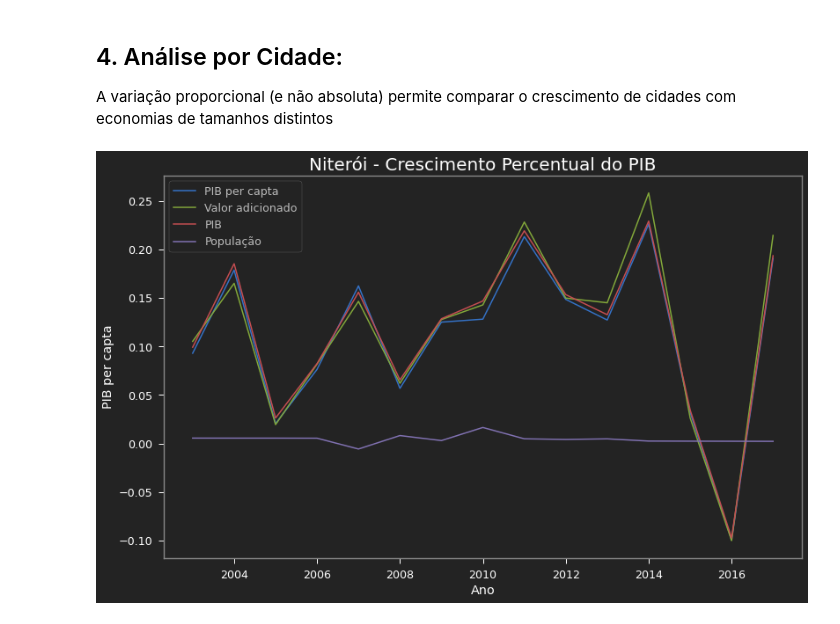
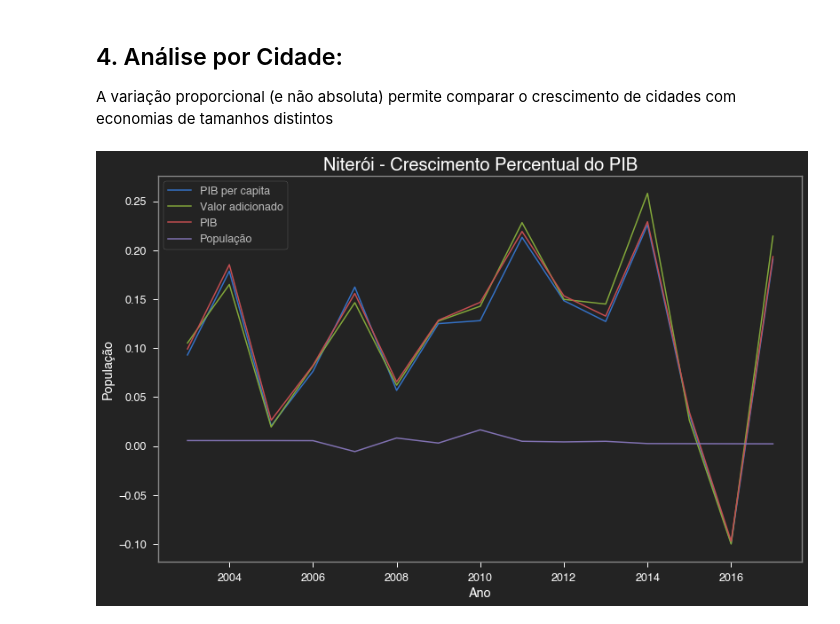
Before and after one commit to danielnrocha/Convergencia_PIB_Municipios, a Jupyter notebook: ConvergenciaMunicipios.ipynb, the cells around one changed output. Cells and saved outputs as stored; diff of their text form; code cells hidden in the pictures.

```diff
--- a/ConvergenciaMunicipios.ipynb
+++ b/ConvergenciaMunicipios.ipynb
@@ -183,0 +165,11 @@ plt.tight_layout();
+# %%
+from ordered_set import OrderedSet
+init_pib = list(np.repeat(np.nan,len(OrderedSet(zip(pib_cities.UF,pib_cities.Município))))) + list(
+                np.tile([pib_cities[(pib_cities.UF==k)&(pib_cities.Município==m)&
+                    (pib_cities.Ano==2002)]['PIB per capita'].values[0]
+                        for k,m in OrderedSet(zip(pib_cities.UF,pib_cities.Município))],15))
+# %%
+pib_cities.sort_values(['Ano','Município','UF'],inplace=True,ignore_index=True)
+pib_cities['PIB_Inicial'] = init_pib
+pib_cities.sort_values(['Município','UF','Ano'],inplace=True,ignore_index=True)
+pib_cities
@@ -183,0 +190,3 @@ plt.tight_layout();
+# %%
+pib_cities.PC_capita = np.log(pib_cities.PC_capita)
+pib_cities.PIB_Inicial = np.log(pib_cities.PIB_Inicial)
@@ -188,14 +208,14 @@ A variação proporcional (e não absoluta) permite comparar o crescimento de ci
 def table_plot(restricao,show_table,show_plot):
     "Funcao auxiliar das demais funcoes abaixo. Faz ajustes na tabela e plota o grafico da cidade pedida"
     "Argumentos: restrição gerada pelas outras funções"
-    city=restricao[['PIB per capta','Valor adicionado','PIB','População']].pct_change().dropna()
+    city=restricao[['PIB per capita','Valor adicionado','PIB','População']].pct_change().dropna()
     city.insert(0,'Ano',restricao['Ano'])
     city.insert(1,'Região',restricao['Região'])
     city.insert(2,'UF',restricao['UF'])
     city.insert(3,'Município',restricao['Município'])
-    city.insert(4,'Código do Município',restricao['Código do Município'])
+#     city.insert(4,'Município',restricao['Município'])
     if show_plot==True:
-        sns.lineplot(data=city,x='Ano',y='PIB per capta',label='PIB per capta')
+        sns.lineplot(data=city,x='Ano',y='PIB per capita',label='PIB per capita')
         sns.lineplot(data=city,x='Ano',y='Valor adicionado',label='Valor adicionado')
         sns.lineplot(data=city,x='Ano',y='PIB',label='PIB')
         sns.lineplot(data=city,x='Ano',y='População',label='População')
@@ -203,19 +223,19 @@ def table_plot(restricao,show_table,show_plot):
     if show_table == True:
         return city
 
-def pct_change_city_name(regiao,uf,municipio,show_table=False,show_plot=True):
-    "Retorna os ganhos percentuais de PIB per capta, Valor Adicionado e PIB para a cidade selecionada"
+def pct_change_city_name_plot(regiao,uf,municipio,show_table=False,show_plot=True):
+    "Retorna os ganhos percentuais de PIB per capita, Valor Adicionado e PIB para a cidade selecionada"
     "Argumentos: macrorregiao (eg. Nordeste), unidade da federação (eg. Piauí) e municipio (eg. Teresina)"
     restricao = pib_cities[(pib_cities['Região']==regiao)&(pib_cities['UF']==uf)&(pib_cities['Município']==municipio)]
     return table_plot(restricao,show_table,show_plot)
 
-def pct_change_city_code(codigo_do_municipio,show_table=False,show_plot=True):
-    "Retorna os ganhos percentuais de PIB per capta, Valor Adicionado e PIB para a cidade selecionada"
-    "Argumentos: codigo da cidade do IBGE (eg. 3303302)"
-    restricao = pib_cities[pib_cities['Código do Município']==codigo_do_municipio]
+def pct_change_city_name(nome_do_municipio,show_table=False,show_plot=True):
+    "Retorna os ganhos percentuais de PIB per capita, Valor Adicionado e PIB para a cidade selecionada"
+    "Argumentos: codigo da cidade do IBGE (eg. Rio de Janeiro)"
+    restricao = pib_cities[pib_cities['Município']==nome_do_municipio]
     return table_plot(restricao,show_table,show_plot)
 # %%
-pct_change_city_name('Sudeste', 'Rio de Janeiro', 'Niterói')
+pct_change_city_name_plot('Sudeste', 'Rio de Janeiro', 'Niterói')
 # %% [output]
-[figure, old version]
+[figure, new version]
 # %%
```
Also changed, not shown: parts of 25 cells of this notebook, 1 other file.
